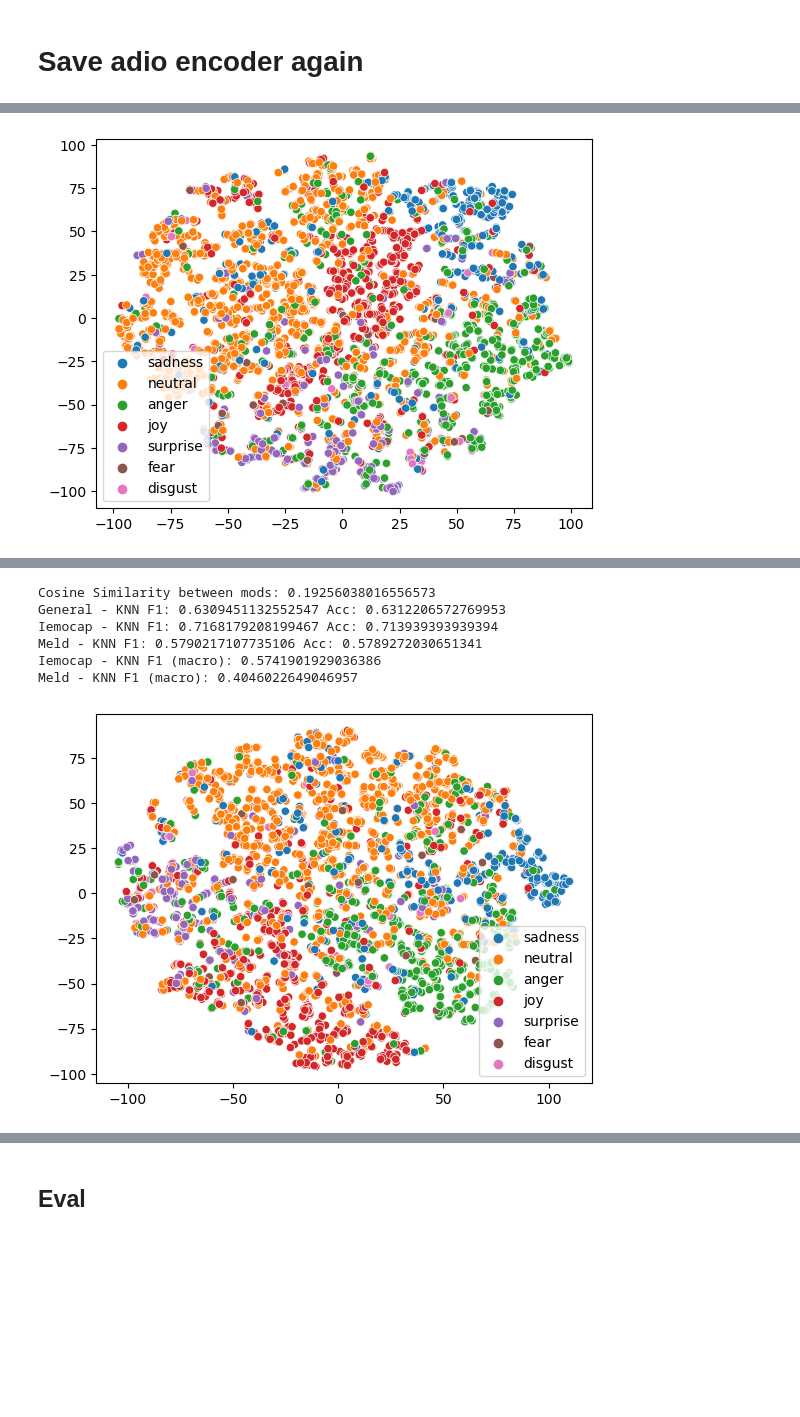
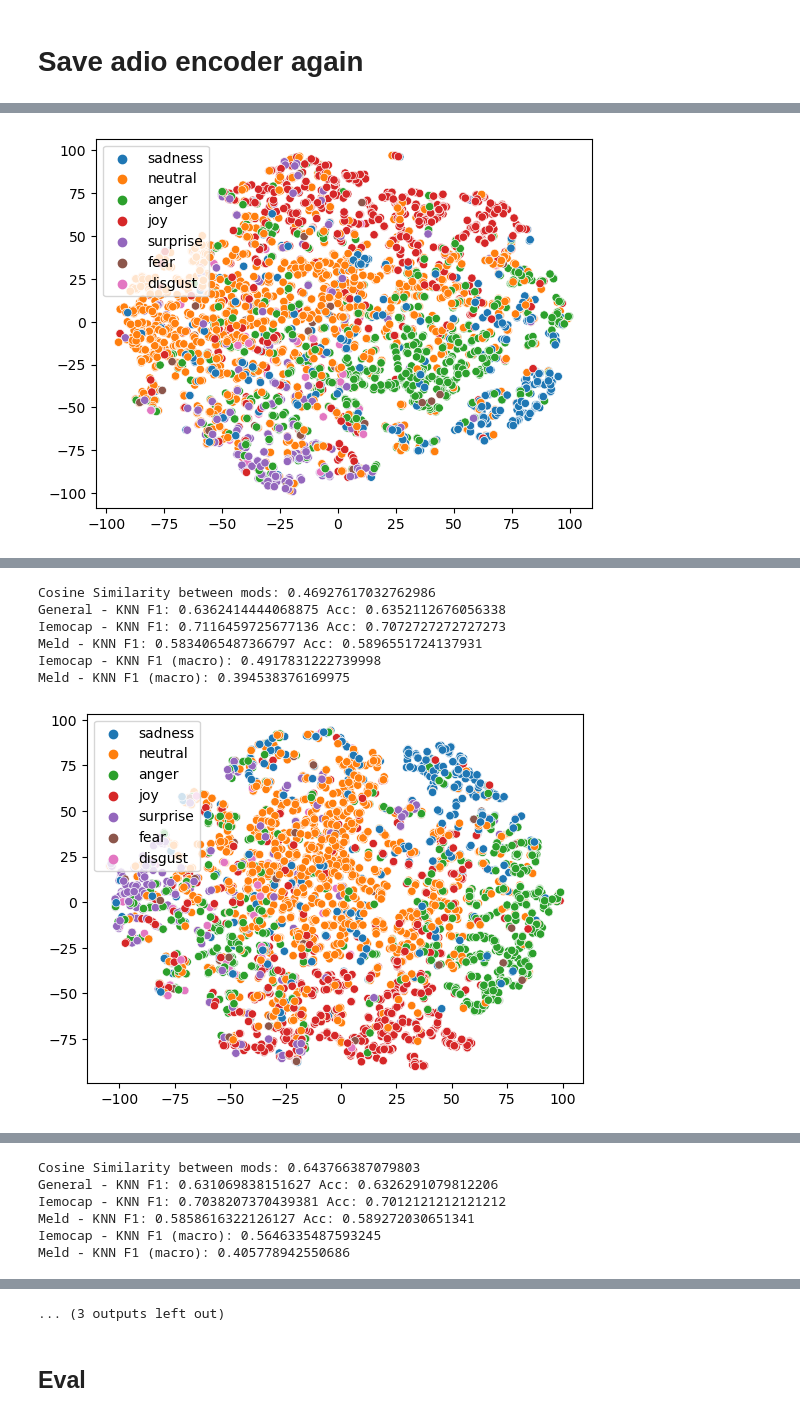
Before and after one commit to machadoprx/c4ai_audio_text_clip, a Jupyter notebook: c4ai_emotions_audio_text_clip_e2e.ipynb, the cells around one changed output, grey strips where cells are left out. Cells and saved outputs as stored; diff of their text form; code cells hidden in the pictures; blank space fills up the shorter version.

```diff
--- a/c4ai_emotions_audio_text_clip_e2e.ipynb
+++ b/c4ai_emotions_audio_text_clip_e2e.ipynb
@@ -275,6 +275,7 @@ df_ls
 ## Join all datasets
 # %%
 df_train = pd.concat([go_emotions.rename(columns={"grouped_label":"label"}).assign(path=[None for _ in range(len(go_emotions))]), audio_datasets.assign(text=[None for _ in range(len(audio_datasets))]), train_df_erc_resampled, df_ls]).reset_index(drop=True) #.drop(columns="path")
+df_train = pd.concat([audio_datasets.assign(text=[None for _ in range(len(audio_datasets))]), train_df_erc_resampled,train_df_erc_resampled, df_ls]).reset_index(drop=True) #.drop(columns="path")
 
 df_train
 # %% [output]
@@ -640,24 +641,22 @@ class AudioEncoderMFCCHU(nn.Module):
 
         self.max_length = max_length
 
-        """
-        self.vq = GroupedResidualVQ(
+
+        self.vq = ResidualVQ(
             dim = raw_features_size,
             codebook_size = self.vocab_size,
-            codebook_dim = 8,
+            codebook_dim = 128,
             num_quantizers = 4,
-            kmeans_init = True,
-            kmeans_iters = 10,
-            groups = 3,
             threshold_ema_dead_code = 2,
-        )"""
+        )
 
+        """
         self.vq = VectorQuantize(
             dim = raw_features_size,
             codebook_size = self.vocab_size,
             codebook_dim = 128,
             threshold_ema_dead_code = 2,
-        )
+        )"""
 
         self.pos_encoder = PositionalEncoding(emb_dim, dropout=0.0) # max batch size
         self.project = nn.Sequential(nn.Linear(raw_features_size, emb_dim), nn.GELU(), nn.Linear(emb_dim, emb_dim))
@@ -1182,12 +895,12 @@ if GRID_SEARCH:
 #torch.save(supcon_model.audio_encoder, f'audio_encoder_best/audio_encoder.bin')
 # %%
 train_ds = torch.utils.data.TensorDataset(torch.Tensor(list(range(len(df_train)))))
-train_loader = torch.utils.data.DataLoader(train_ds, batch_size=1024, shuffle=True)
+train_loader = torch.utils.data.DataLoader(train_ds, batch_size=1536, shuffle=True)
 
 test_ds = torch.utils.data.TensorDataset(torch.Tensor(list(range(len(test_df_erc)))))
-test_loader = torch.utils.data.DataLoader(test_ds, batch_size=512, shuffle=False)
+test_loader = torch.utils.data.DataLoader(test_ds, batch_size=1024, shuffle=False)
 
-PATH_TO_SAVE = 'ESTAMOS_PERTO_AMIGO_ESTOU_AQUI_4_freezed_1_layer'
+PATH_TO_SAVE = 'ESTAMOS_PERTO_AMIGO_ESTOU_AQUI_4_freezed_2_layer'
 !mkdir -p {PATH_TO_SAVE}
 
 supcon_model = AudioTextCLIP(
@@ -1195,17 +908,18 @@ supcon_model = AudioTextCLIP(
     audio_encoder,
     in_features_text=384,
     in_features_audio=dim_embed,
-    hidden_size=2048,
+    hidden_size=768,
     wide_proj=2048,
     proj_size=128,
     freeze_text_enc=True,
     freeze_audio_enc=False,
+    rate=0.0,
 )
 
 # Grid search best temperatures
 # Try to only fine tune on evaluation datasets
 
-supcon_loss = SupConLoss(temperature=0.2, contrast_mode='all', base_temperature=0.2)
+supcon_loss = SupConLoss(temperature=0.1, contrast_mode='all', base_temperature=0.1)
 supcon_loss_intra = SupConLoss(temperature=0.6, contrast_mode='all', base_temperature=0.6)
 
 supcon_model.to(0)
@@ -1225,7 +939,7 @@ optimizer_grouped_parameters = [{
     'params':
     [p for n, p in param_optimizer if not any(nd in n for nd in no_decay)],
     'weight_decay_rate':
-    0.1
+    0.01
 }, {
     'params':
     [p for n, p in param_optimizer if any(nd in n for nd in no_decay)],
@@ -1315,10 +1029,16 @@ while e < epochs:
             if x[-1] is not None:
                 x_mult_text = out["x_mult_text"]
                 x_mult_audio = out["x_mult_audio"]
-                x_mult = F.normalize(x_mult_text[mult_not_na_idx] + x_mult_audio[mult_not_na_idx], dim=-1)
+
+                if np.random.rand() < 0.5:
+                    x_mult = F.normalize(x_mult_text[mult_not_na_idx] + x_mult_audio[mult_not_na_idx], dim=-1)
+                else:
+                    if np.random.rand() < 0.5:
+                        x_mult = F.normalize(x_mult_text[mult_not_na_idx], dim=-1)
+                    else:
+                        x_mult = F.normalize(x_mult_audio[mult_not_na_idx], dim=-1)
 
                 x_mult_wide = F.normalize(out["x_mult_text_wide"][mult_not_na_idx] + out["x_mult_audio_wide"][mult_not_na_idx], dim=-1)
-
                 x_mult_text = x_mult_text.unsqueeze(dim=1)
                 x_mult_audio = x_mult_audio.unsqueeze(dim=1)
                 mult = torch.cat([x_mult_text, x_mult_audio], dim=1)
@@ -1338,7 +1058,7 @@ while e < epochs:
                 else:
                     out_x = x_mult.unsqueeze(dim=1)
                     out_x_wide = x_mult_wide
-                loss = 0.8 * supcon_loss(out_x, labels=target) + 0.2 * supcon_loss_intra(mult)
+                loss = supcon_loss(out_x, labels=target) + supcon_loss_intra(mult)
             else:
                 if x[0] is not None:
                     if x[1] is not None:
@@ -1359,7 +1079,7 @@ while e < epochs:
         scaler.scale(loss).backward()
         scaler.unscale_(opt)
 
-        torch.nn.utils.clip_grad_norm_(supcon_model.parameters(), 20.0)
+        #torch.nn.utils.clip_grad_norm_(supcon_model.parameters(), 20.0)
         #torch.nn.utils.clip_grad_norm_(supcon_model.text_encoder.parameters(), 0.1)
         scaler.step(opt)
         scheduler.step()
@@ -1500 +1220 @@ Meld - KNN F1 (macro): 0.39776654796675626
-[figure, old version]
+[figure, new version]
@@ -1502,7 +1222,7 @@ Epoch: 2 - Train Loss: 5.940439337984137
-Cosine Similarity between mods: 0.19256038016556573
-General - KNN F1: 0.6309451132552547 Acc: 0.6312206572769953
-Iemocap - KNN F1: 0.7168179208199467 Acc: 0.713939393939394
-Meld - KNN F1: 0.5790217107735106 Acc: 0.5789272030651341
-Iemocap - KNN F1 (macro): 0.5741901929036386
-Meld - KNN F1 (macro): 0.4046022649046957
+Cosine Similarity between mods: 0.46927617032762986
+General - KNN F1: 0.6362414444068875 Acc: 0.6352112676056338
+Iemocap - KNN F1: 0.7116459725677136 Acc: 0.7072727272727273
+Meld - KNN F1: 0.5834065487366797 Acc: 0.5896551724137931
+Iemocap - KNN F1 (macro): 0.4917831222739998
+Meld - KNN F1 (macro): 0.394538376169975
-[figure, old version]
+[figure, new version]
@@ -1509,0 +1230,6 @@ Epoch: 3 - Train Loss: 5.879616024297312
+Cosine Similarity between mods: 0.643766387079803
+General - KNN F1: 0.631069838151627 Acc: 0.6326291079812206
+Iemocap - KNN F1: 0.7038207370439381 Acc: 0.7012121212121212
+Meld - KNN F1: 0.5858616322126127 Acc: 0.589272030651341
+Iemocap - KNN F1 (macro): 0.5646335487593245
+Meld - KNN F1 (macro): 0.405778942550686
@@ -1510,3 +1238,4 @@ Epoch: 3 - Train Loss: 5.879616024297312
+... (3 outputs left out)
 # %%
 xxx
 # %%
```
Also changed, not shown: parts of 4 cells of this notebook.
